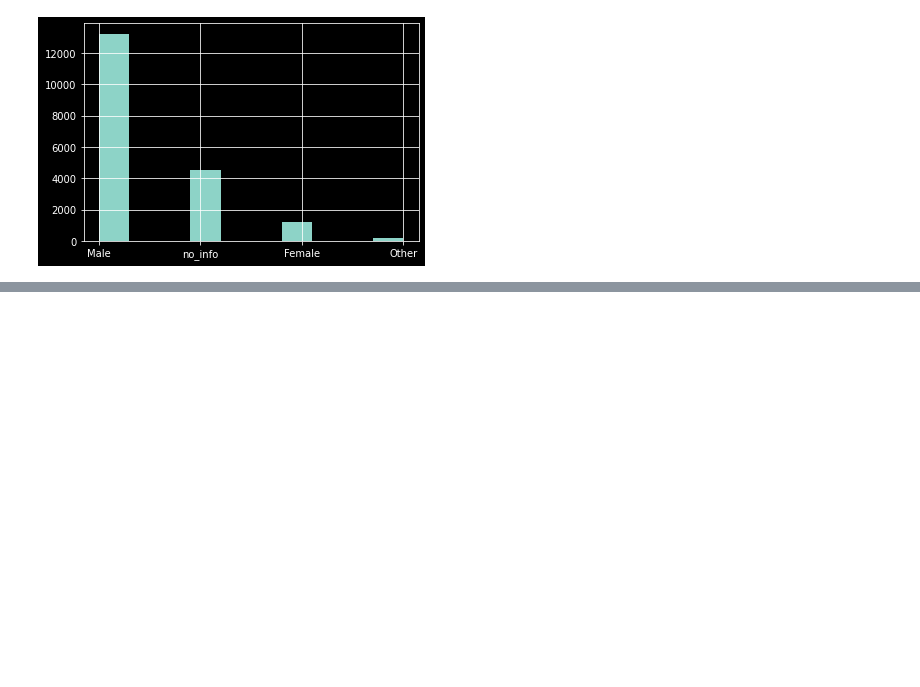
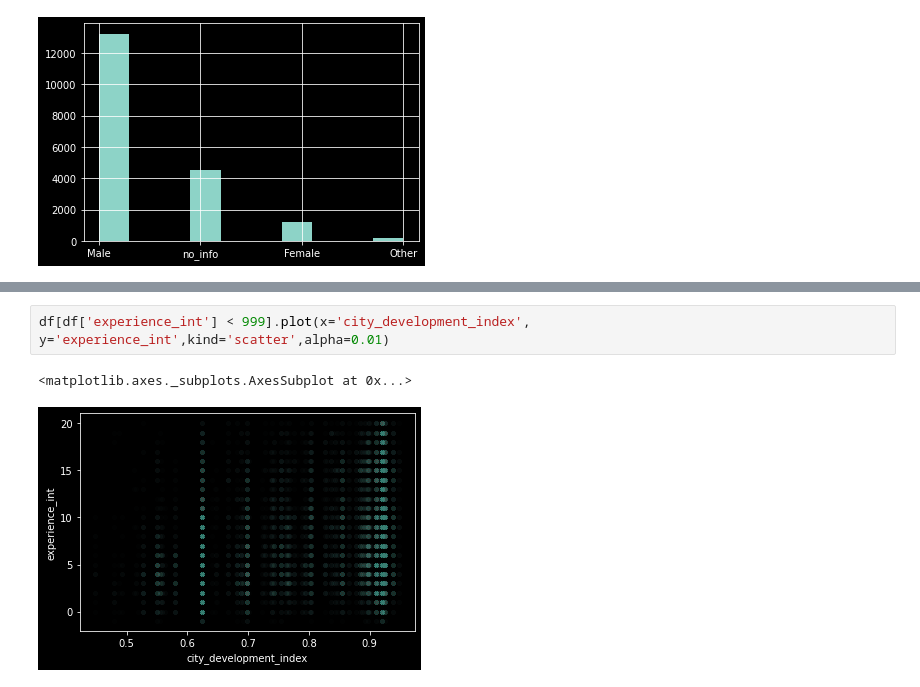
Before and after one commit to probabylity/learning, a Jupyter notebook: pandas_crash.ipynb, the cells around one changed output, grey strips where cells are left out. Cells and saved outputs as stored; diff of their text form; blank space fills up the shorter version.

```diff
--- a/pandas_crash.ipynb
+++ b/pandas_crash.ipynb
@@ -669,0 +701,5 @@ df['gender'].hist()
+# %%
+df[df['experience_int'] < 999].plot(x='city_development_index', y='experience_int',kind='scatter',alpha=0.01)
+# %% [output]
+<matplotlib.axes._subplots.AxesSubplot at 0x...>
+[figure, added]
```
Also changed, not shown: parts of 27 cells of this notebook.
